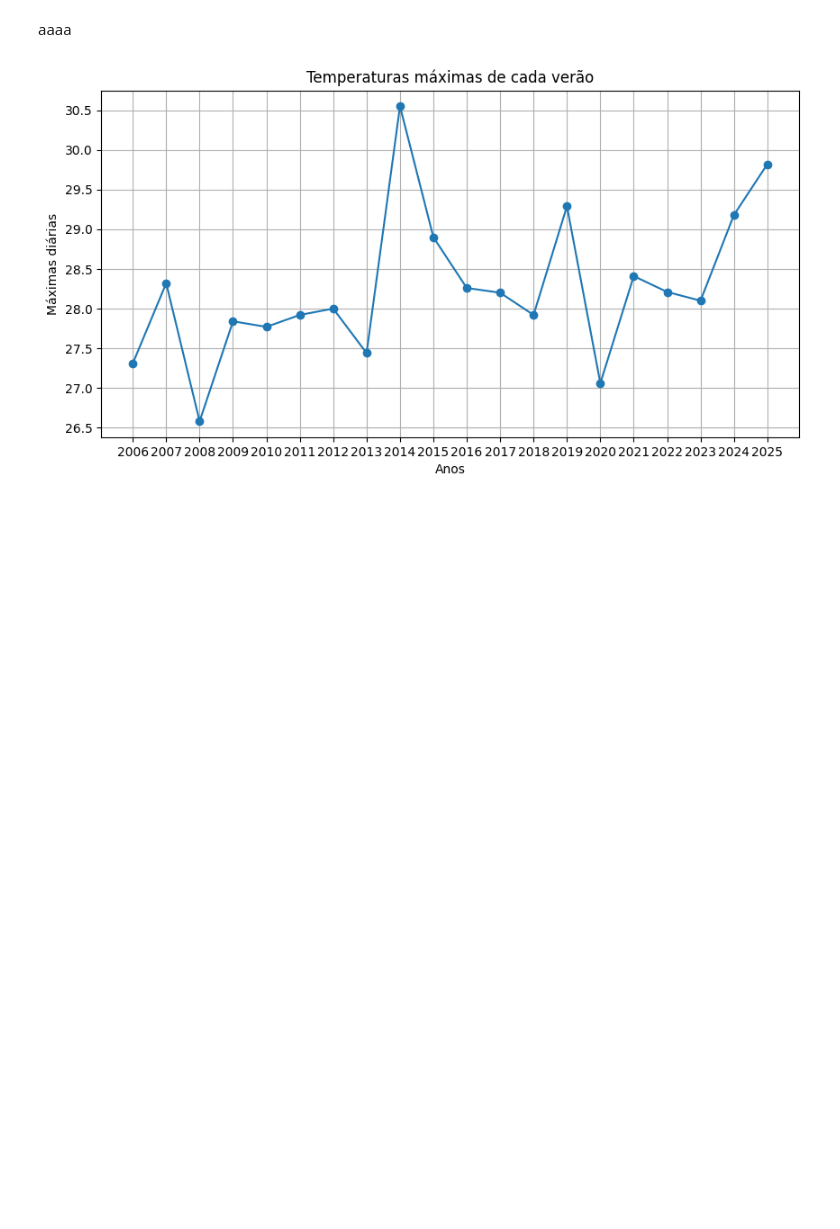
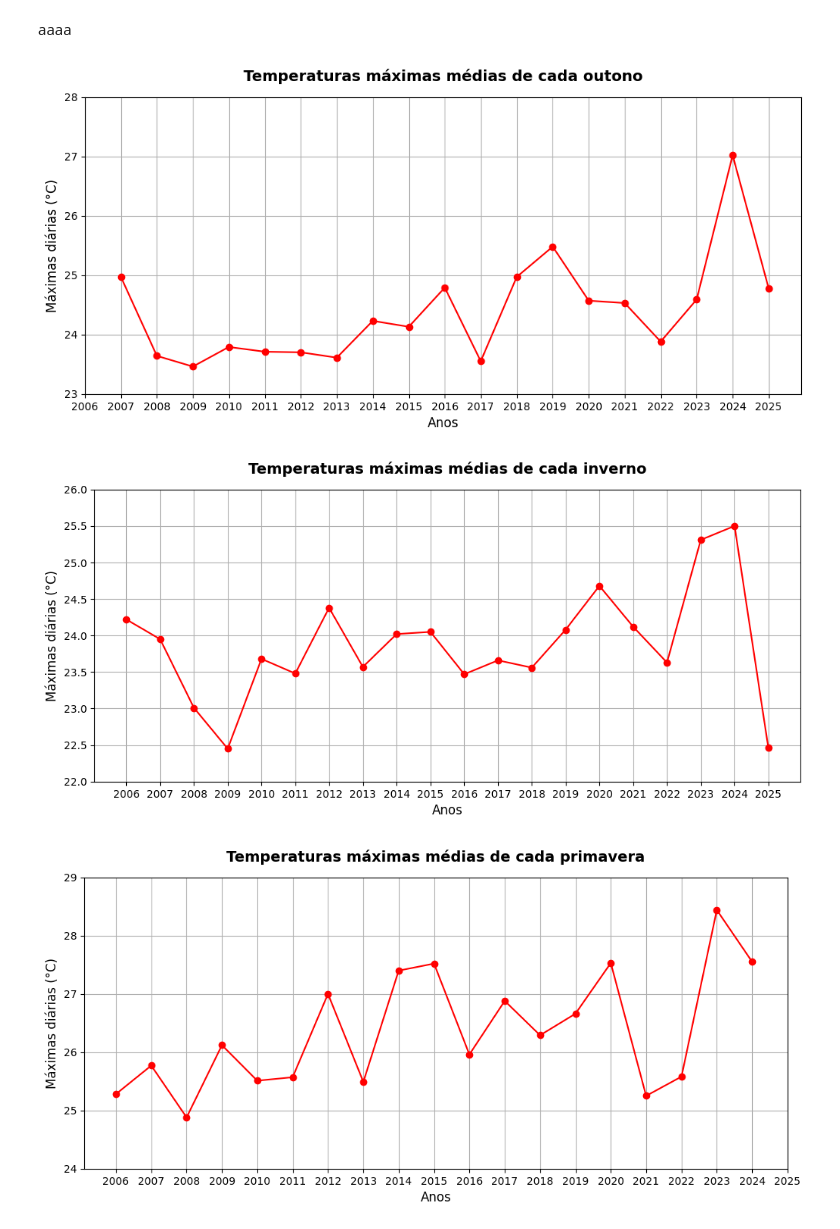
Before and after one commit to NyxKim01/projeto-temperaturas, a Jupyter notebook: INMET/Main.ipynb, the cells around one changed output. Drawn from its saved outputs; the diff is of its cells as text; code cells hidden in the pictures; blank space fills up the shorter version.

```diff
--- a/INMET/Main.ipynb
+++ b/INMET/Main.ipynb
@@ -118,15 +120,21 @@ df.to_csv(caminho, index=False)
 # %% [markdown]
 aaaa
 # %%
-import matplotlib.pyplot as plt
-
-plt.figure(figsize=(10, 5))
-plt.plot(df["Anos"], df["Verao_max"], marker='o', linestyle='-')
-plt.xlabel('Anos')
-plt.ylabel('Máximas diárias')
-plt.title('Temperaturas máximas de cada verão')
-plt.grid(True)
-plt.xticks(df["Anos"])
-plt.show()
+df = pd.read_csv("C:/Users/nicho/Taverna/projeto-temperaturas/INMET/resultados/resultado_1.csv")
+dict = {"Outono": "outono", "Inverno": "inverno", "Primavera": "primavera", "Verao": "verão"}
+for chave, valor in dict.items():
+    max = math.ceil(df[f"{chave}_max"].max())
+    min = math.floor(df[f"{chave}_max"].min())
+    plt.figure(figsize=(12, 5))
+    plt.plot(df["Anos"], df[f"{chave}_max"], marker="o", linestyle="-", color="red")
+    plt.xlabel("Anos", fontsize=12)
+    plt.ylabel("Máximas diárias (°C)", fontsize=12)
+    plt.title(f"Temperaturas máximas médias de cada {valor}", fontweight="bold", fontsize=14, pad="15")
+    plt.grid(True)
+    plt.xticks(df["Anos"])
+    plt.ylim(min, max)
+    plt.savefig(f"C:/Users/nicho/Taverna/projeto-temperaturas/INMET/resultados/imagens/{chave.lower()}_max.png")
 # %% [output]
-[figure, old version]
+[figure, new version]
+[figure, added]
+[figure, added]
```
Also changed, not shown: parts of 5 cells of this notebook.
